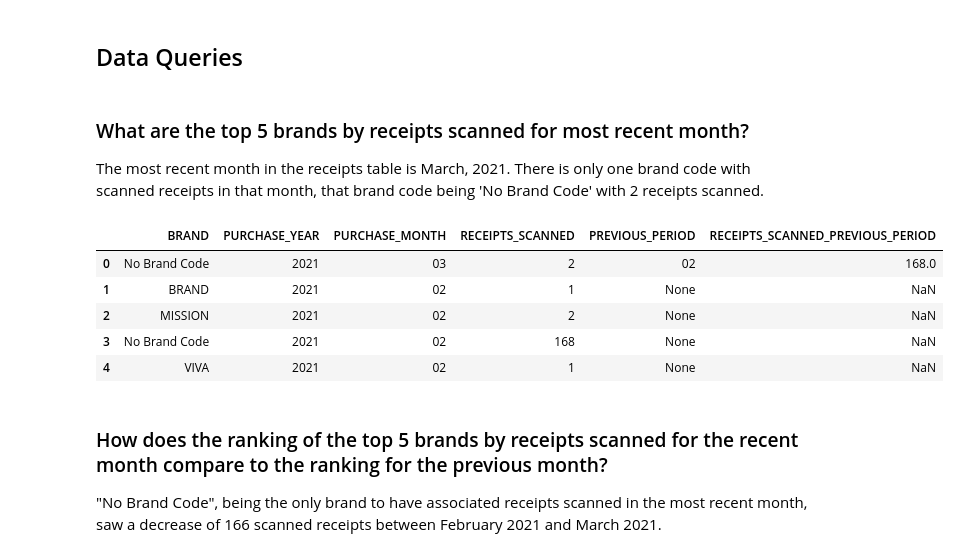
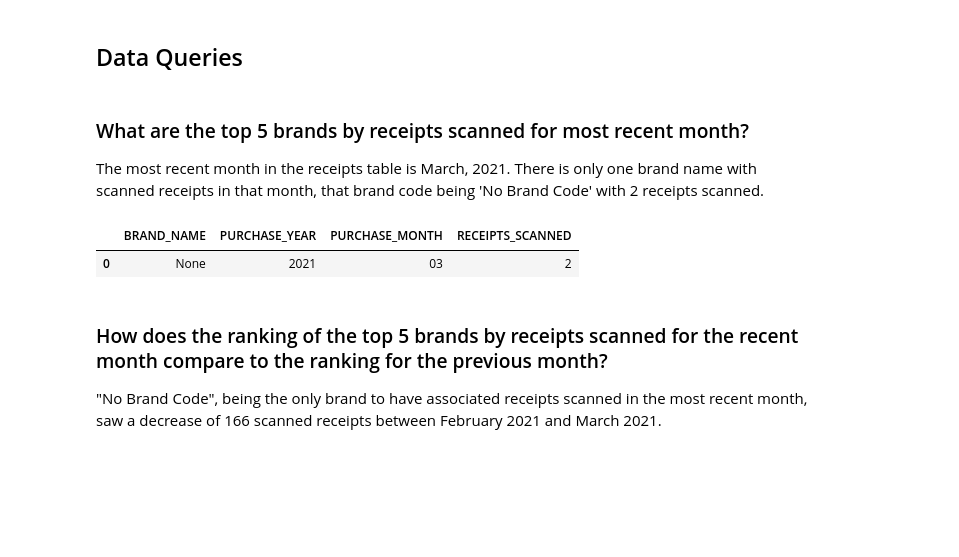
Before and after one commit to delgreen/data_science_portfolio, a Jupyter notebook: coding_exercise_notebook.ipynb, the cells around one changed output. Cells and saved outputs as stored; diff of their text form; code cells hidden in the pictures; blank space fills up the shorter version.

Commit message:
Comments about date times and updated diagram

```diff
--- a/coding_exercise_notebook.ipynb
+++ b/coding_exercise_notebook.ipynb
@@ -89,12 +87,8 @@ def receipts_table(df):
                 ]}
             })
             .assign(
-                # Extract first 10 characters for Unix timestamp
-                purchaseDate = lambda df_ : df_['purchaseDate'].str.extract('(^\d{10})')
-            )
-            .assign(
                 # Convert Unix timestamp to datetime
-                purchaseDate = lambda df_ : pd.to_datetime(df_['purchaseDate'], unit='s')
+                purchaseDate = lambda df_ : pd.to_datetime(df_['purchaseDate'], unit='ms')
             )
     )
 
@@ -291,93 +282,73 @@ BRANDTBL    = brand_table(brand_df)
 # %% [markdown]
 ### What are the top 5 brands by receipts scanned for most recent month?
 
-The most recent month in the receipts table is March, 2021. There is only one brand code with scanned receipts in that month, that brand code being 'No Brand Code' with 2 receipts scanned.
+The most recent month in the receipts table is March, 2021. There is only one brand name with scanned receipts in that month, that brand code being 'No Brand Code' with 2 receipts scanned.
 # %%
 q_1 = """
 
 WITH
     RECEIPT_TABLE AS (
         SELECT DISTINCT
-            CASE
-                WHEN A."rewardsReceiptItemList.brandCode" IS NULL
-                    THEN "No Brand Code"
-                ELSE A."rewardsReceiptItemList.brandCode"
-            END             AS BRAND,
 
-            STRFTIME('%m', DATE(A.purchaseDate)) AS PURCHASE_MONTH,
+            B.name                                  AS BRAND_NAME,
 
-            STRFTIME('%Y', DATE(A.purchaseDate)) AS PURCHASE_YEAR,
+            STRFTIME('%m', DATE(A.purchaseDate))    AS PURCHASE_MONTH,
 
-            MAX(A.purchaseDate) OVER ()
-                            AS MOST_RECENT_DATE,
+            STRFTIME('%Y', DATE(A.purchaseDate))    AS PURCHASE_YEAR,
+
+            MAX(A.purchaseDate) OVER ()             AS MOST_RECENT_DATE,
 
             COUNT(A._id) OVER (
                 PARTITION BY
-                    A."rewardsReceiptItemList.brandCode",
+                    B.name,
                     STRFTIME('%Y', DATE(A.purchaseDate)),
                     STRFTIME('%m', DATE(A.purchaseDate))
                 ORDER BY
-                    A."rewardsReceiptItemList.brandCode",
+                    B.name,
                     CAST(STRFTIME('%Y', DATE(A.purchaseDate)) AS INTEGER),
                     CAST(STRFTIME('%m', DATE(A.purchaseDate)) AS INTEGER)
 
             )               AS RECEIPTS_SCANNED
 
         FROM RECEIPTSTBL AS A
+            LEFT JOIN BRANDTBL AS B
+                ON B.barcode = A."rewardsReceiptItemList.barcode"
 
         ORDER BY
-            A."rewardsReceiptItemList.brandCode",
+            B.name,
             STRFTIME('%Y', DATE(A.purchaseDate)),
             STRFTIME('%m', DATE(A.purchaseDate))
     )
 
 SELECT
-    A.BRAND,
+
+    A.BRAND_NAME,
 
     A.PURCHASE_YEAR,
 
     A.PURCHASE_MONTH,
 
-    A.RECEIPTS_SCANNED,
-
-    LAG(A.PURCHASE_MONTH) OVER (
-        PARTITION BY
-            A.BRAND
-        ORDER BY
-            A.PURCHASE_YEAR,
-            A.PURCHASE_MONTH
-    )                   AS PREVIOUS_PERIOD,
-
-    LAG(A.RECEIPTS_SCANNED) OVER (
-        PARTITION BY
-            A.BRAND
-        ORDER BY
-            A.PURCHASE_YEAR,
-            A.PURCHASE_MONTH
-    )                   AS RECEIPTS_SCANNED_PREVIOUS_PERIOD
+    A.RECEIPTS_SCANNED
 
 FROM RECEIPT_TABLE AS A
 
 WHERE
-        A.PURCHASE_MONTH >= STRFTIME('%m', DATE(A.MOST_RECENT_DATE, '-1 MONTH'))
+        A.PURCHASE_MONTH = STRFTIME('%m', DATE(A.MOST_RECENT_DATE))
     AND A.PURCHASE_YEAR = STRFTIME('%Y', DATE(A.MOST_RECENT_DATE))
 
 ORDER BY
+    A.RECEIPTS_SCANNED DESC,
     A.PURCHASE_YEAR,
     A.PURCHASE_MONTH DESC
 
 LIMIT 5
 
 """
 
 sqldf(q_1, globals())
 # %% [output]
-|  | BRAND | PURCHASE_YEAR | PURCHASE_MONTH | RECEIPTS_SCANNED | PREVIOUS_PERIOD | RECEIPTS_SCANNED_PREVIOUS_PERIOD |
-| 0 | No Brand Code | 2021 | 03 | 2 | 02 | 168.0 |
-| 1 | BRAND | 2021 | 02 | 1 | None | NaN |
-| 2 | MISSION | 2021 | 02 | 2 | None | NaN |
-| 3 | No Brand Code | 2021 | 02 | 168 | None | NaN |
-| 4 | VIVA | 2021 | 02 | 1 | None | NaN |
+|  | BRAND_NAME | PURCHASE_YEAR | PURCHASE_MONTH | RECEIPTS_SCANNED |
+| 0 | None | 2021 | 03 | 2 |
 # %% [markdown]
 ### How does the ranking of the top 5 brands by receipts scanned for the recent month compare to the ranking for the previous month?
 
```
Also changed, not shown: parts of 7 cells of this notebook, 2 other files.
